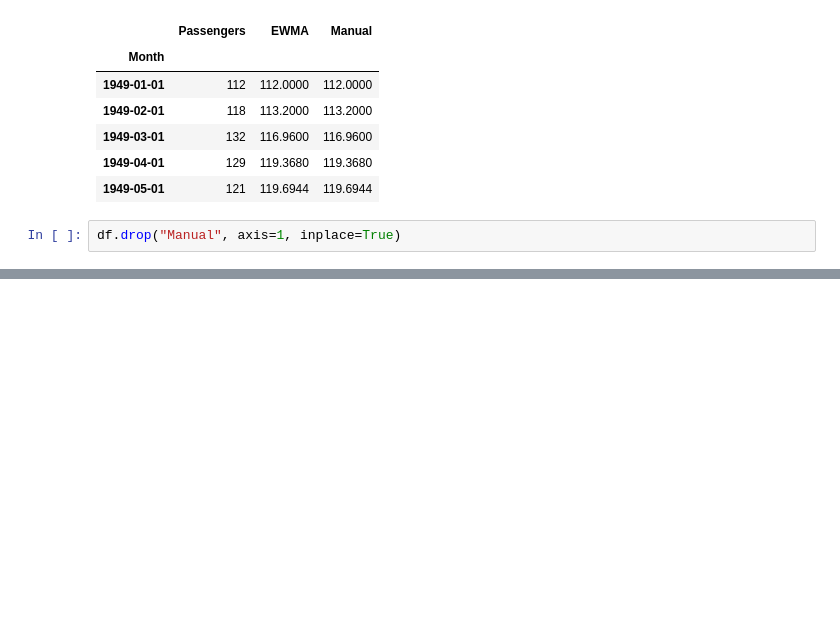
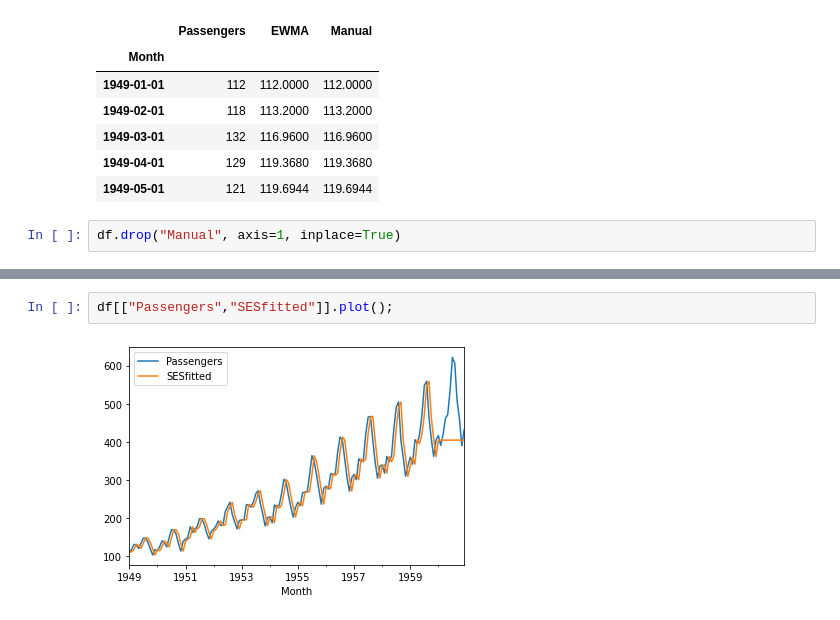
Before and after one commit to tohidabedini/deep-learning-courses, a Jupyter notebook: 04-Udemy - Financial/03-Time Series Analysis/2.8-EWMA and Holt-Winters.ipynb, the cells around one changed output, grey strips where cells are left out. Saved outputs shown, nothing was run; the diff lists cells and outputs as text; blank space fills up the shorter version.

```diff
--- a/04-Udemy - Financial/03-Time Series Analysis/2.8-EWMA and Holt-Winters.ipynb
+++ b/04-Udemy - Financial/03-Time Series Analysis/2.8-EWMA and Holt-Winters.ipynb
@@ -72,0 +155,4 @@ df.drop("Manual", axis=1, inplace=True)
+# %%
+df[["Passengers","SESfitted"]].plot();
+# %% [output]
+[figure, added]
```
Also changed, not shown: parts of 19 cells of this notebook.
